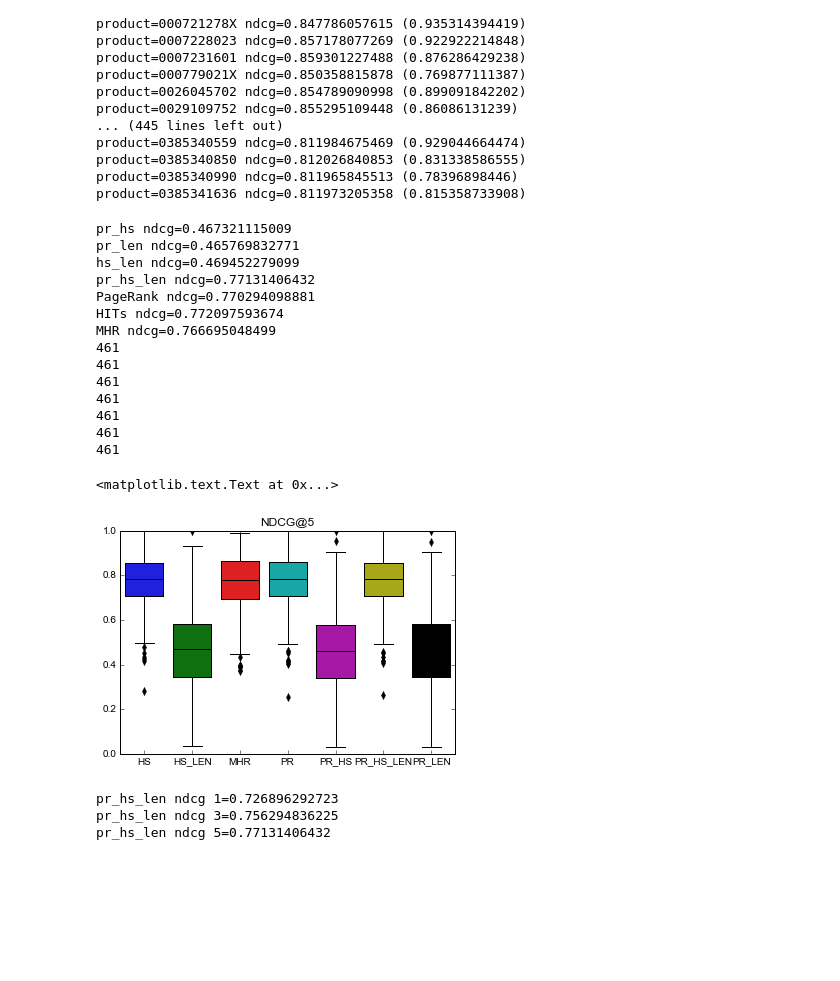
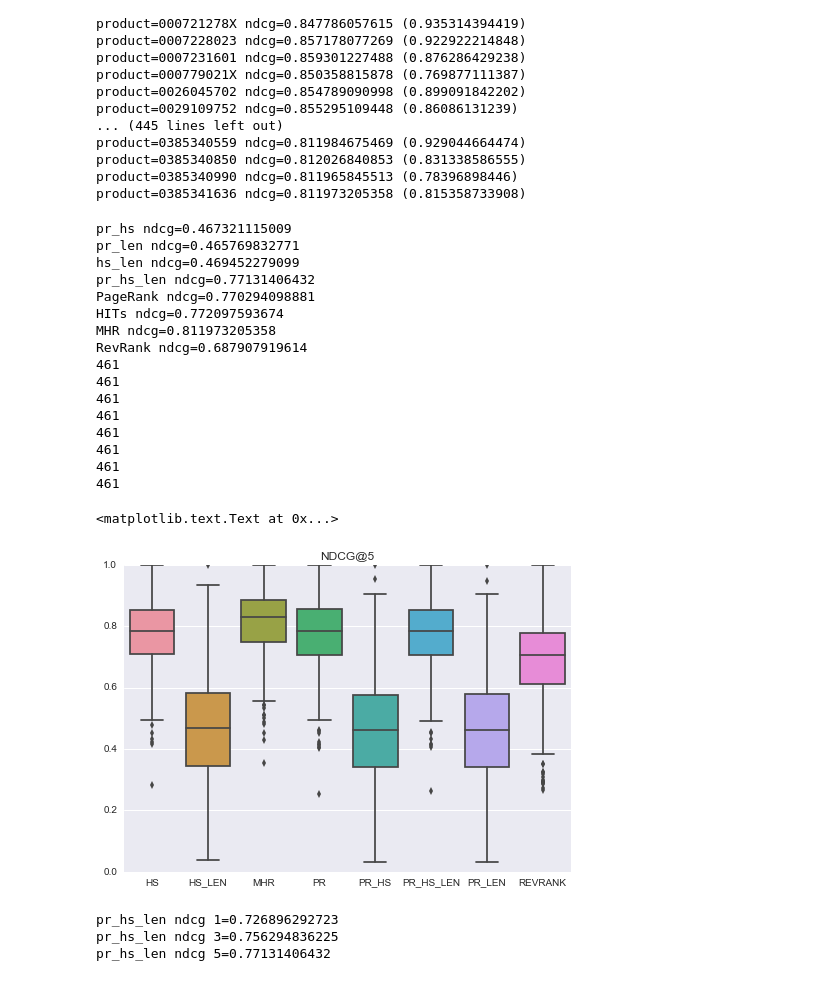
Before and after one commit to vwoloszyn/MRR, a Jupyter notebook: PR_HS_LEN_combined_book.ipynb, the cells around one changed output. Cells and saved outputs as stored; diff of their text form; code cells hidden in the pictures; blank space fills up the shorter version.

Commit message:
update revrank

```diff
--- a/PR_HS_LEN_combined_book.ipynb
+++ b/PR_HS_LEN_combined_book.ipynb
@@ -47,7 +47,7 @@ def word_count(r):
     except:
         return 0
 # %%
-reviews_features = pd.read_csv('data/book_sample.csv.gz')
+reviews_features = pd.read_csv('data/book_eletronic_sample_counts.csv.gz')
 reviews_features = reviews_features[reviews_features.pageRank>0]
 print reviews_features.shape
 df_columns = reviews_features.select_dtypes(include=['float64','int','int64']).columns
@@ -148,6 +150,10 @@ print "MHR ndcg="+str(np.mean(ndcg_mhr))
 #corr_mhrs=ndcg.calc_corr(reviews_features,'MHRs')
 #print "MHRs ndcg="+str(np.mean(ndcg_mhrs))
 
+ndcg_revRank=ndcg.calc_ndcg(reviews_features,'revRank',k)
+corr_revRank=ndcg.calc_corr(reviews_features,'revRank')
+print "RevRank ndcg="+str(np.mean(ndcg_revRank))
+
 print (len(ndcg_pr_hs))
 print (len(ndcg_pr_len))
 print (len(ndcg_hs_len))
@@ -156,37 +162,41 @@ print (len(ndcg_hs))
 print (len(ndcg_pr))
 print (len(ndcg_mhr))
 #print (len(ndcg_mhrs))
+print (len(ndcg_revRank))
 
 tip={}
 tip['PR_HS']=ndcg_pr_hs
 tip['PR_LEN']=ndcg_pr_len
 tip['HS_LEN']=ndcg_hs_len
 tip['PR_HS_LEN']=ndcg_pr_hs_len
 tip['HS']=ndcg_hs
 tip['PR']=ndcg_pr
 tip['MHR']=ndcg_mhr
+tip['REVRANK']=ndcg_revRank
 #tip['MHRs']=ndcg_mhrs
 df = pd.DataFrame(tip)
 ax = sns.boxplot(data=df)
 #ax = sns.swarmplot(data=df, color=".25")
 ax.set_title('NDCG@'+str(k))
 # %% [output]
 pr_hs ndcg=0.467321115009
 pr_len ndcg=0.465769832771
 hs_len ndcg=0.469452279099
 pr_hs_len ndcg=0.77131406432
 PageRank ndcg=0.770294098881
 HITs ndcg=0.772097593674
-MHR ndcg=0.766695048499
+MHR ndcg=0.811973205358
+RevRank ndcg=0.687907919614
 461
 461
 461
 461
 461
 461
 461
+461
 <matplotlib.text.Text at 0x...>
-[figure, old version]
+[figure, new version]
 # %%
 ndcg_pr_hs_len=ndcg.calc_ndcg(reviews_features,'pr_hs_len',1)
 print "pr_hs_len ndcg 1="+str(np.mean(ndcg_pr_hs_len))
```
Also changed, not shown: parts of 4 cells of this notebook, 4 other files.
